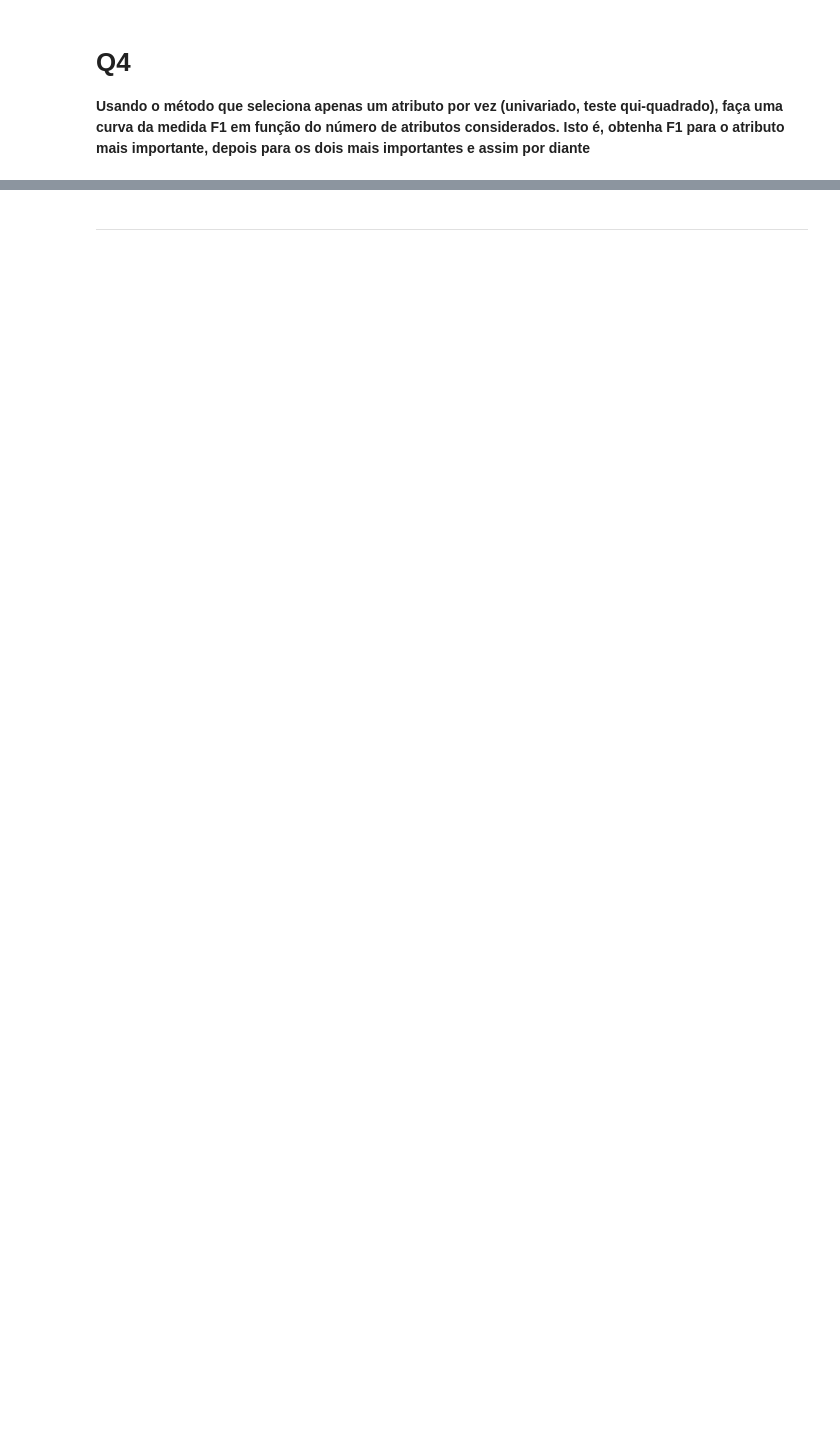
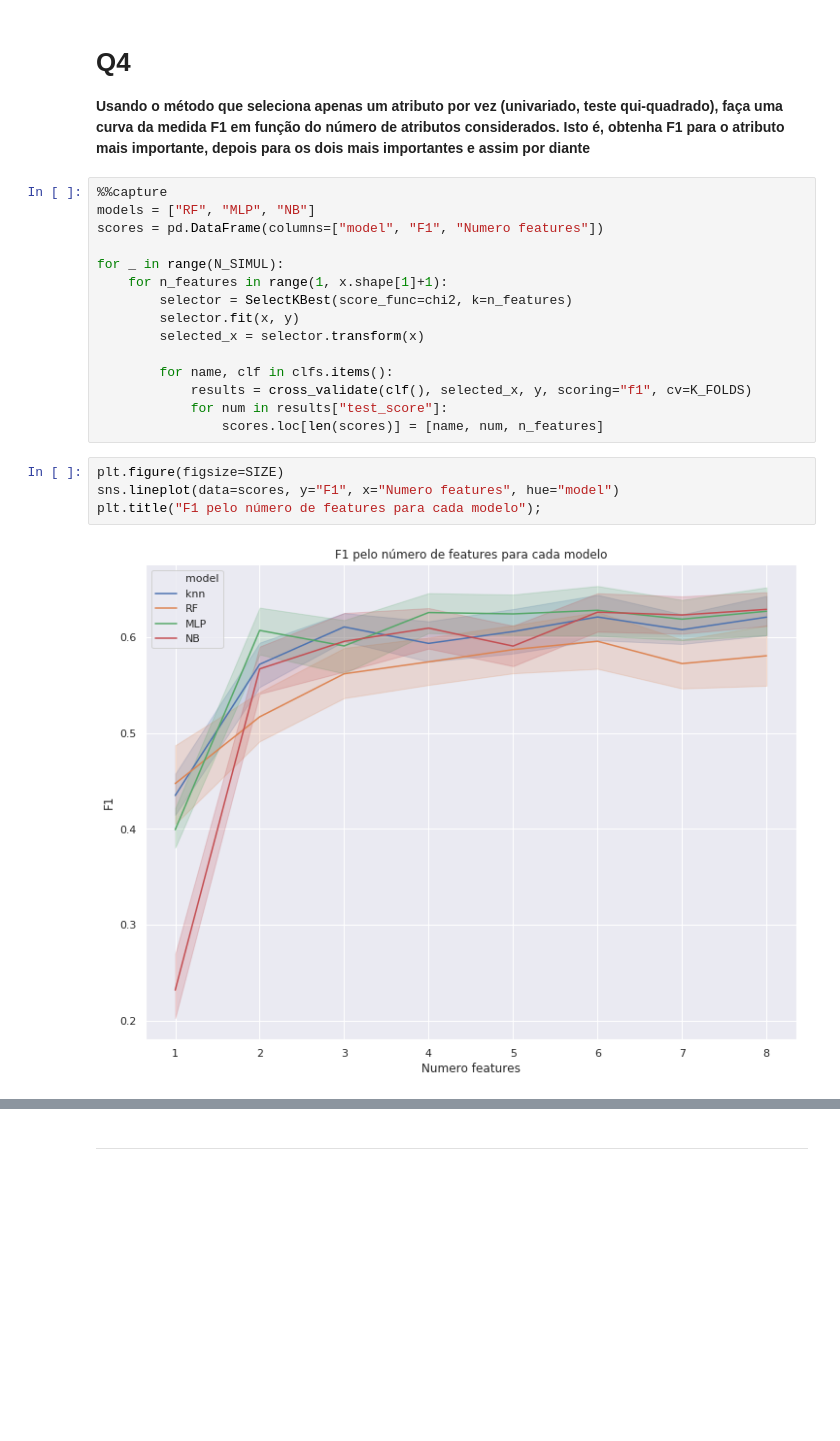
Before and after one commit to BrunoGomesCoelho/playing-pipeline, a Jupyter notebook: T3/Trabalho3.ipynb, the cells around one changed output, grey strips where cells are left out. Cells and saved outputs as stored; diff of their text form; blank space fills up the shorter version.

```diff
--- a/T3/Trabalho3.ipynb
+++ b/T3/Trabalho3.ipynb
@@ -201,3 +253,24 @@ sns.barplot(data=scores, y="ROC", x="model");
 # Q4
 
 **Usando o método que seleciona apenas um atributo por vez (univariado, teste qui-quadrado), faça uma curva da medida F1 em função do número de atributos considerados. Isto é, obtenha F1 para o atributo mais importante, depois para os dois mais importantes e assim por diante**
+# %%
+%%capture
+models = ["RF", "MLP", "NB"]
+scores = pd.DataFrame(columns=["model", "F1", "Numero features"])
+
+for _ in range(N_SIMUL):
+    for n_features in range(1, x.shape[1]+1):
+        selector = SelectKBest(score_func=chi2, k=n_features)
+        selector.fit(x, y)
+        selected_x = selector.transform(x)
+
+        for name, clf in clfs.items():
+            results = cross_validate(clf(), selected_x, y, scoring="f1", cv=K_FOLDS)
+            for num in results["test_score"]:
+                scores.loc[len(scores)] = [name, num, n_features]
+# %%
+plt.figure(figsize=SIZE)
+sns.lineplot(data=scores, y="F1", x="Numero features", hue="model")
+plt.title("F1 pelo número de features para cada modelo");
+# %% [output]
+[figure, added]
```
Also changed, not shown: parts of 63 cells of this notebook, 1 other file.
